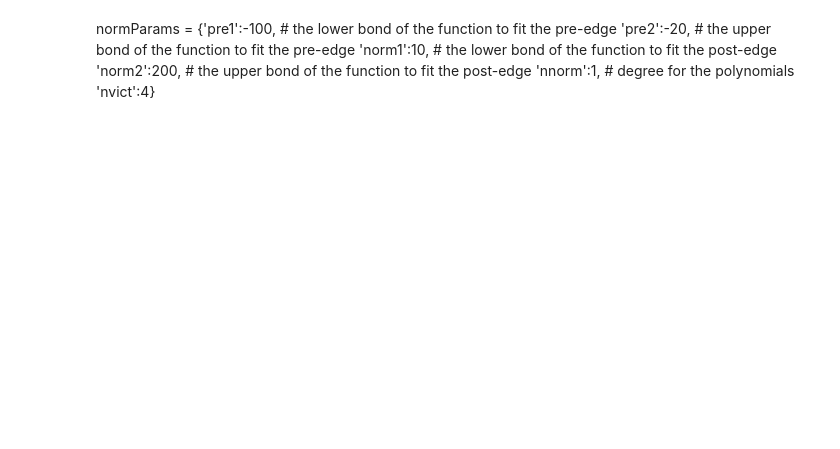
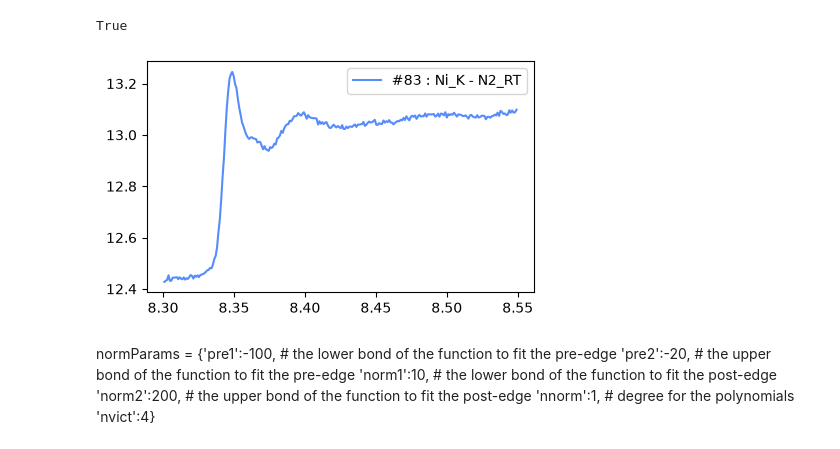
Before and after one commit to Awilson-cnrs/SIXS_analysis, a Jupyter notebook: notebooks/xas_sample1.ipynb, the cells around one changed output. Cells and saved outputs as stored; diff of their text form; code cells hidden in the pictures; blank space fills up the shorter version.

```diff
--- a/notebooks/xas_sample1.ipynb
+++ b/notebooks/xas_sample1.ipynb
@@ -12,7 +12,7 @@ from larch import Group
 from larch.xafs import pre_edge
 # %%
 homePath = Path(r'C:\Users\Axel\Nextcloud2\Beamtimes\2026-10_SIXS_Axel')
-mask = np.load(homePath/r'align/mask_nxs00057_20261013_22h40.npy')
+mask = np.load(homePath/r'binoculars\mask_nxs00057_20261013_22h40.npy')
 # %%
 XASdict = {'83':{'edge':'Ni_K', 'trim':[1,0], 'label':'N2_RT',
                 'normParams':{'pre1':-100, 'pre2':-25, 'norm1':10, 'norm2':200, 'nnorm':1, 'nvict':2}},
@@ -45,36 +45,40 @@ nxstoPlot = [83, 89, 100, 141, 144, 147, 228, 232, 236, 253, 255, 257]
 
 
 
-nxs = 257
+nxs = 83
 path = [file_path for file_path in homePath.rglob(f"*{nxs}.nxs")][0]
 path.exists()
+# %% [output]
+True
 # %%
-nxs = 257
+nxs = 83
 
 # load whole nxs
 filePath = [file_path for file_path in homePath.rglob(f"*{nxs}.nxs")][0]
 spectrum = rn5.DataSet(filePath.name, filePath.parent)
 
 # left and right trims are defined in the XASdict
 trimL, trimR = XASdict[str(nxs)]['trim'][0], -1 -XASdict[str(nxs)]['trim'][1]
 
 # extract trimmed data
 energy = spectrum.energy[trimL:trimR]
 xbpm = spectrum.xbpm_cx1_i[trimL:trimR]
 img_masked = spectrum.xpad140*(1-mask)
 
 # integrate whole images then trim
 roi0_masked = np.sum(img_masked, axis=(1, 2))[trimL:trimR]
 
 # calculate absorption
 XAS_masked = np.log(roi0_masked/xbpm)
 
 label = f'#{nxs} : {XASdict[str(nxs)]['edge']} - {XASdict[str(nxs)]['label']}'
 
 plt.figure(figsize=(5,3))
 plt.plot(energy, XAS_masked, label = label)
 plt.legend()
 plt.show()
+# %% [output]
+[figure, added]
 # %%
 # instance larch object with energy and signal
 data = Group(name='my group', energy=energy*1000, mu=XAS_masked)
```
Also changed, not shown: 8 other files.
